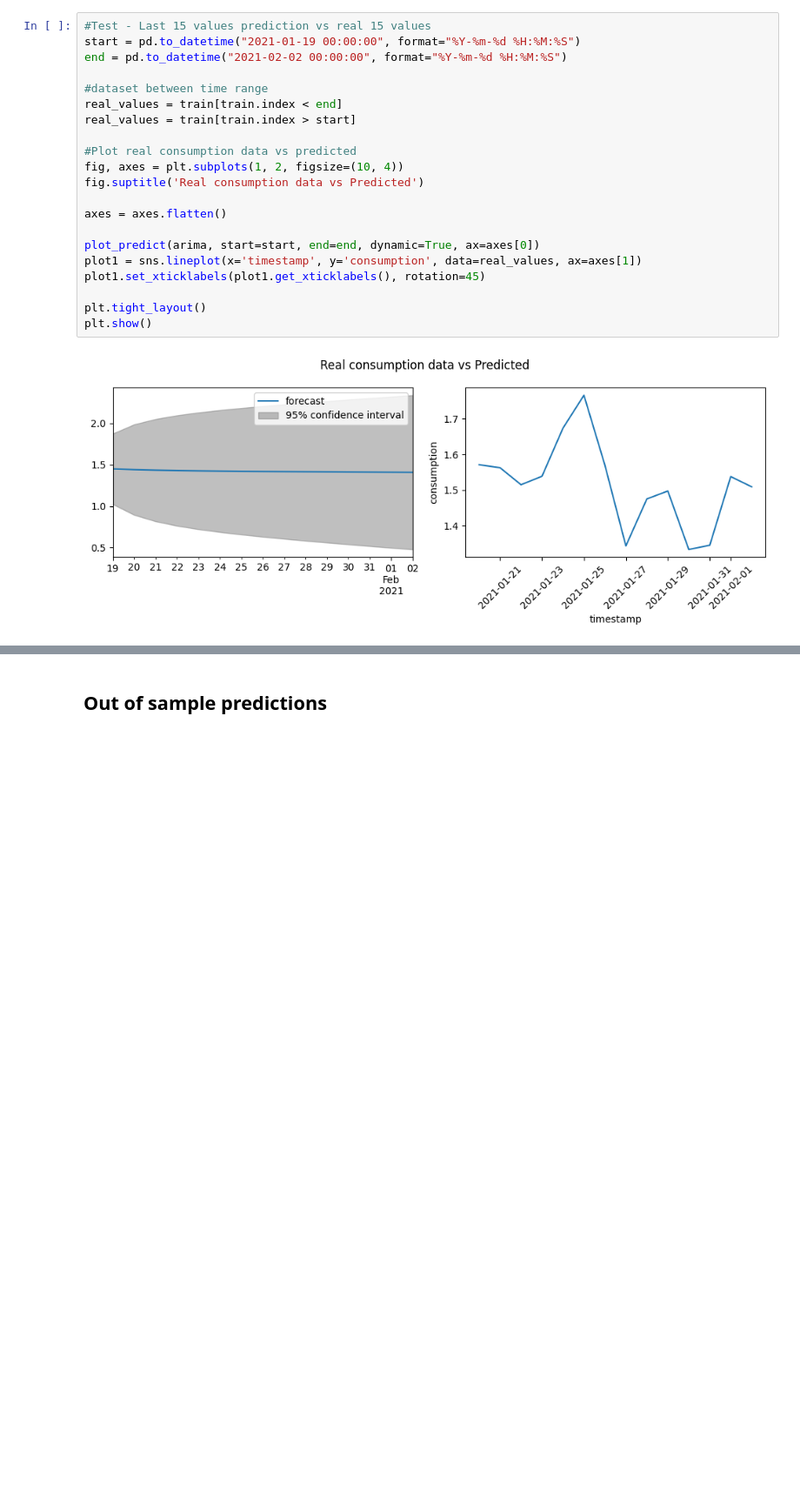
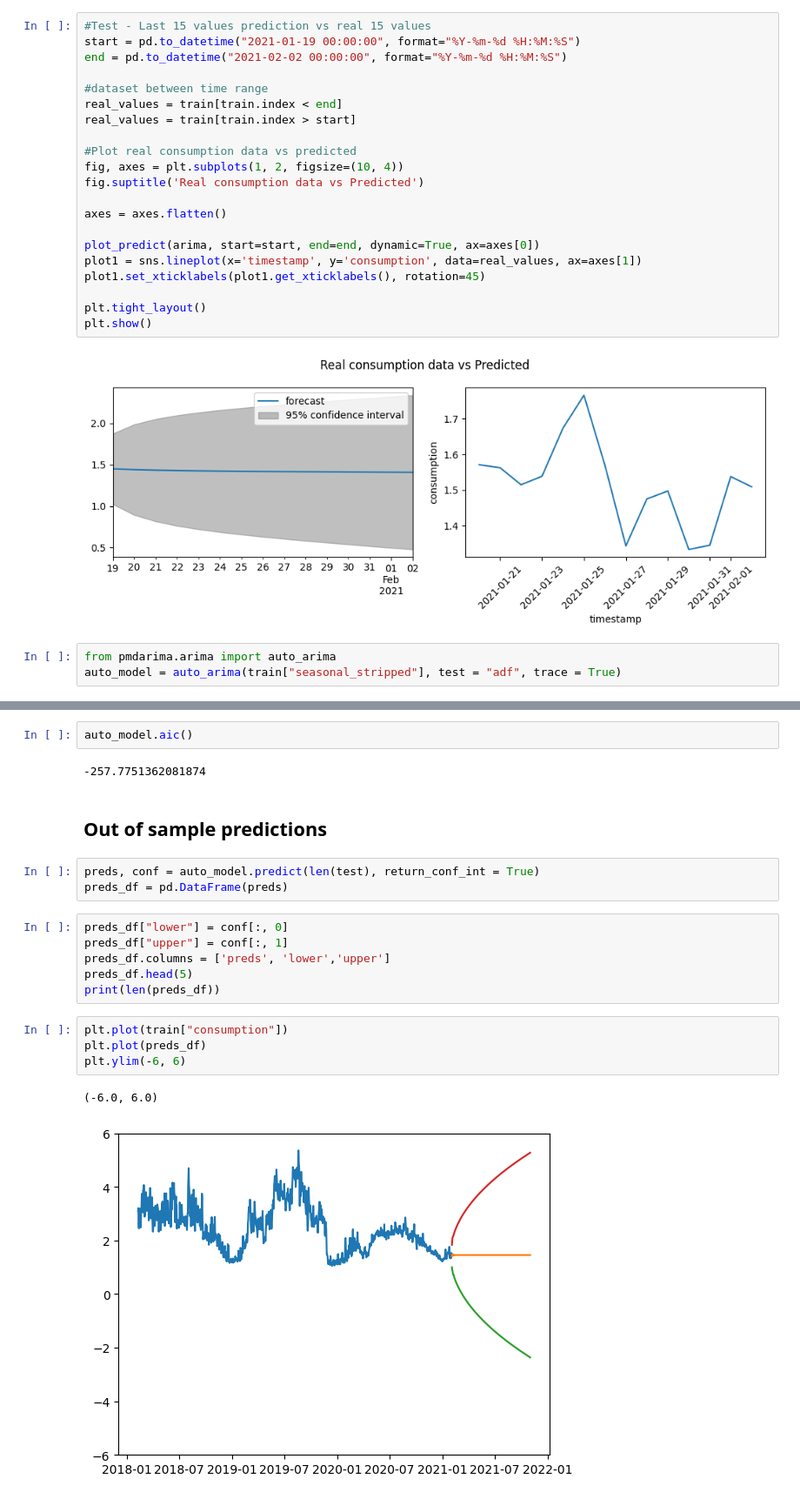
Before and after one commit to e-thorbeck/campus_emissions, a Jupyter notebook: AimeInitialDE.ipynb, the cells around one changed output, grey strips where cells are left out. Shown at 87% size. Drawn from its saved outputs; the diff is of its cells as text; blank space fills up the shorter version.

Commit message:
Initial data exploration with in data predictions ARIMA

```diff
--- a/AimeInitialDE.ipynb
+++ b/AimeInitialDE.ipynb
@@ -364,3 +364,6 @@ plt.tight_layout()
 plt.show()
 # %% [output]
 [figure]
+# %%
+from pmdarima.arima import auto_arima
+auto_model = auto_arima(train["seasonal_stripped"], test = "adf", trace = True)
@@ -367,2 +388,22 @@ plt.show()
+# %%
+auto_model.aic()
+# %% [output]
+-257.7751362081874
 # %% [markdown]
 ## Out of sample predictions
+# %%
+preds, conf = auto_model.predict(len(test), return_conf_int = True)
+preds_df = pd.DataFrame(preds)
+# %%
+preds_df["lower"] = conf[:, 0]
+preds_df["upper"] = conf[:, 1]
+preds_df.columns = ['preds', 'lower','upper']
+preds_df.head(5)
+print(len(preds_df))
+# %%
+plt.plot(train["consumption"])
+plt.plot(preds_df)
+plt.ylim(-6, 6)
+# %% [output]
+(-6.0, 6.0)
+[figure, added]
```
Also changed, not shown: parts of 13 cells of this notebook.
